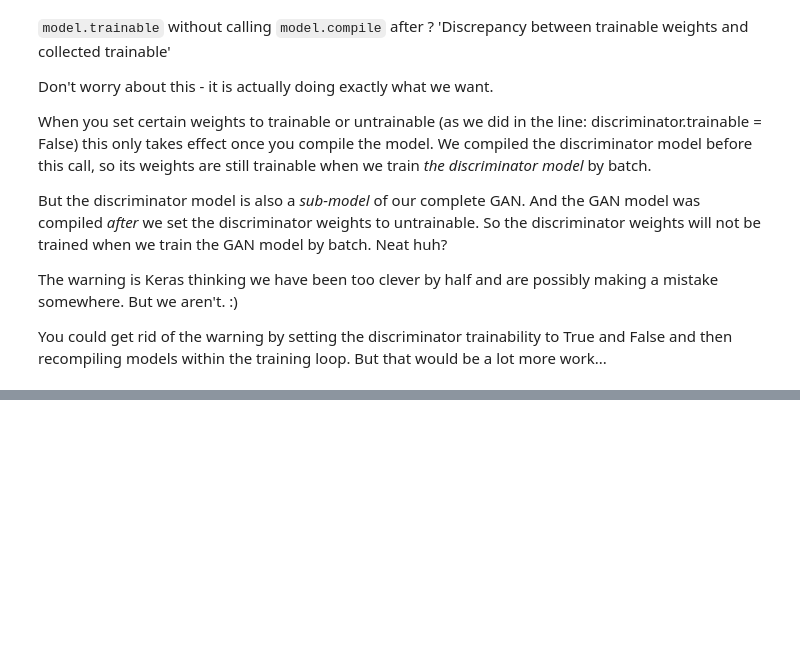
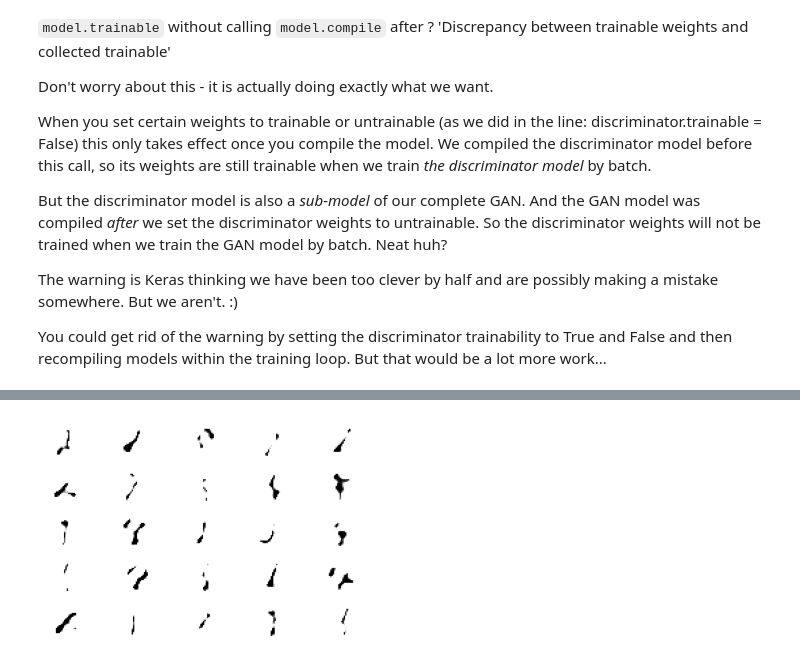
Before and after one commit to emali1/Mastering-Keras, a Jupyter notebook: Module 3.2_ GANs.ipynb, the cells around one changed output, grey strips where cells are left out. Cells and saved outputs as stored; diff of their text form; code cells hidden in the pictures; blank space fills up the shorter version.

Commit message:
Iter 2, updated training, before running

```diff
--- a/Module 3.2_ GANs.ipynb
+++ b/Module 3.2_ GANs.ipynb
@@ -335,3 +336,6 @@ generator = get_generator(noise_dim)
+# %%
+noise_dim=100
+discriminator,generator,gan=get_gan_models(noise_dim)
 # %%
 # Iter 2, seperate training generator and discriminator in each epochs
 # Train the generator and discriminator
@@ -341,7 +345,7 @@ def train(
     discriminator,
     dataset,
     noise_dim=100,
-    epochs=100,
+    epochs=4,
     batch_size=256
 ):
     # We keep the amount of work done per 'epoch' matching
@@ -357,17 +361,19 @@ def train(
       # training discriminator first
       X_disc,Y_disc = getDiscriminatorTrainingData(dataset,generator,noise_dim)
 
+      print('Training Discriminator...')
       disc_earlyStopping = EarlyStopping(monitor="loss",
-                              patience=4,
-                              verbose=1,
+                              patience=2,
+                              verbose=0,
                               # baseline=0.00001,
                               restore_best_weights=True)
 
       disc_history = discriminator.fit(X_disc,
                                        Y_disc,
-                                       epochs=10,
+                                       epochs=20,
                                        batch_size=1024,
-                                       callbacks=[disc_earlyStopping],
+                                       verbose=0,
+                                      #  callbacks=[disc_earlyStopping],
                                        )
 
 
@@ -382,19 +388,23 @@ def train(
       # Remember the discriminator's weights are fixed in the GAN,
       # so these will not be adjusted.
 
+      print('Training Generator...')
       gan_earlyStopping = EarlyStopping(monitor="loss",
-                              patience=4,
-                              verbose=1,
+                              patience=2,
+                              verbose=0,
                               restore_best_weights=True)
       gan_history = gan.fit(X_gan,
                             Y_gan,
-                            epochs = 10,
+                            epochs = 20,
                             batch_size = 1024,
+                            verbose=0,
                             callbacks=[gan_earlyStopping])
 
 
       # Epoch performance
-      print('Epoch: {}, Discriminator loss mean:{:06.5f}, Generator loss mean:{:06.5f}'.format(i+1,max(disc_history.history['loss']),max(gan_history.history['loss'])))
+      print('Epoch: {}, Discriminator loss min:{:06.5f}, Generator loss min:{:06.5f}'.format(i+1,min(disc_history.history['loss']),min(gan_history.history['loss'])))
+      if not i%2:
+        plot_generated_images(generator,100,25)
 # %% [markdown]
 Making the discriminator not trainable is a clever trick in the Keras API.
 
@@ -446,0 +455,5 @@ plot_generated_images(generator,100,25)
+# %%
+#Iter 2, after 20 epochs, generator loss is 0.00059
+plot_generated_images(generator,100,25)
+# %% [output]
+[figure, added]
```
Also changed, not shown: parts of 7 cells of this notebook.
